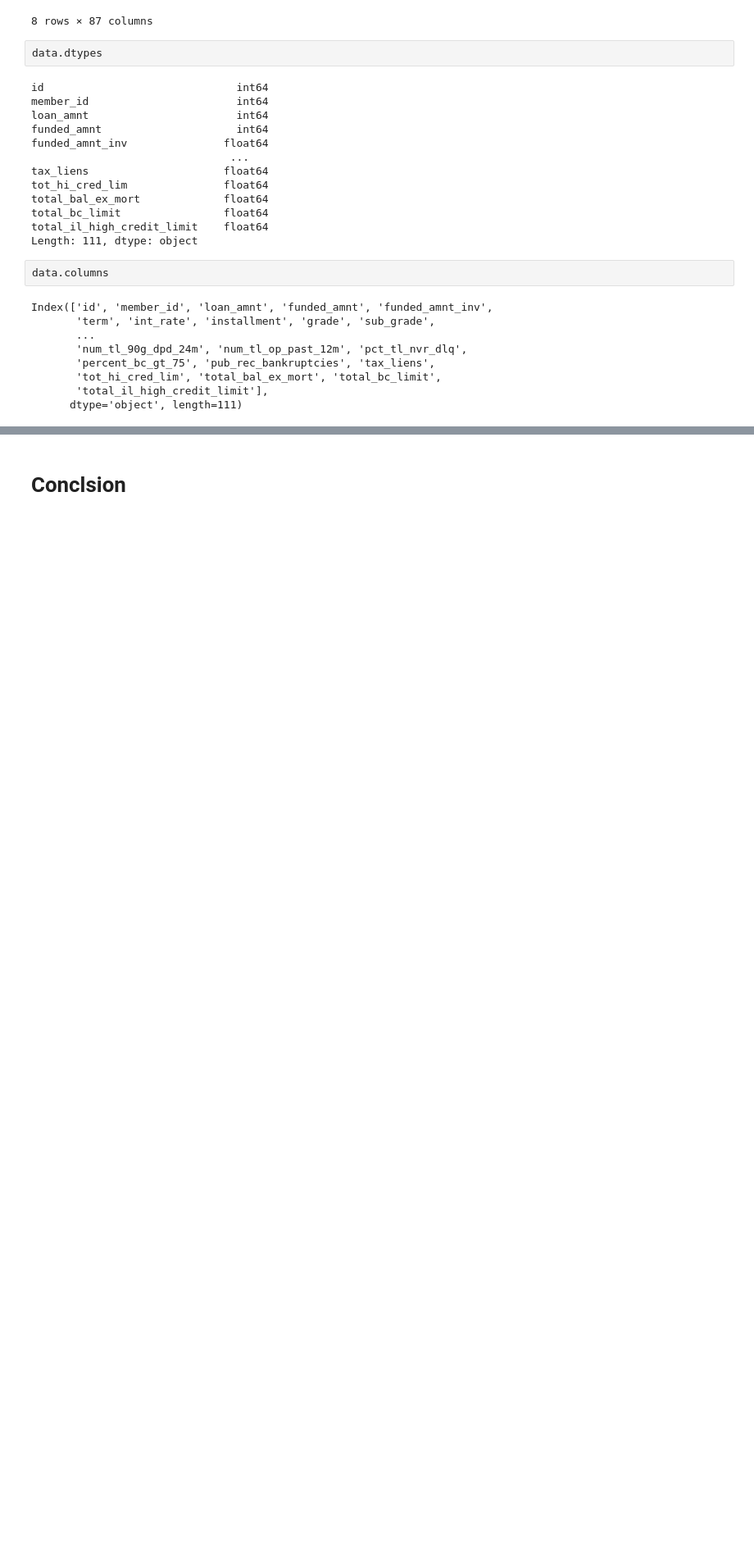
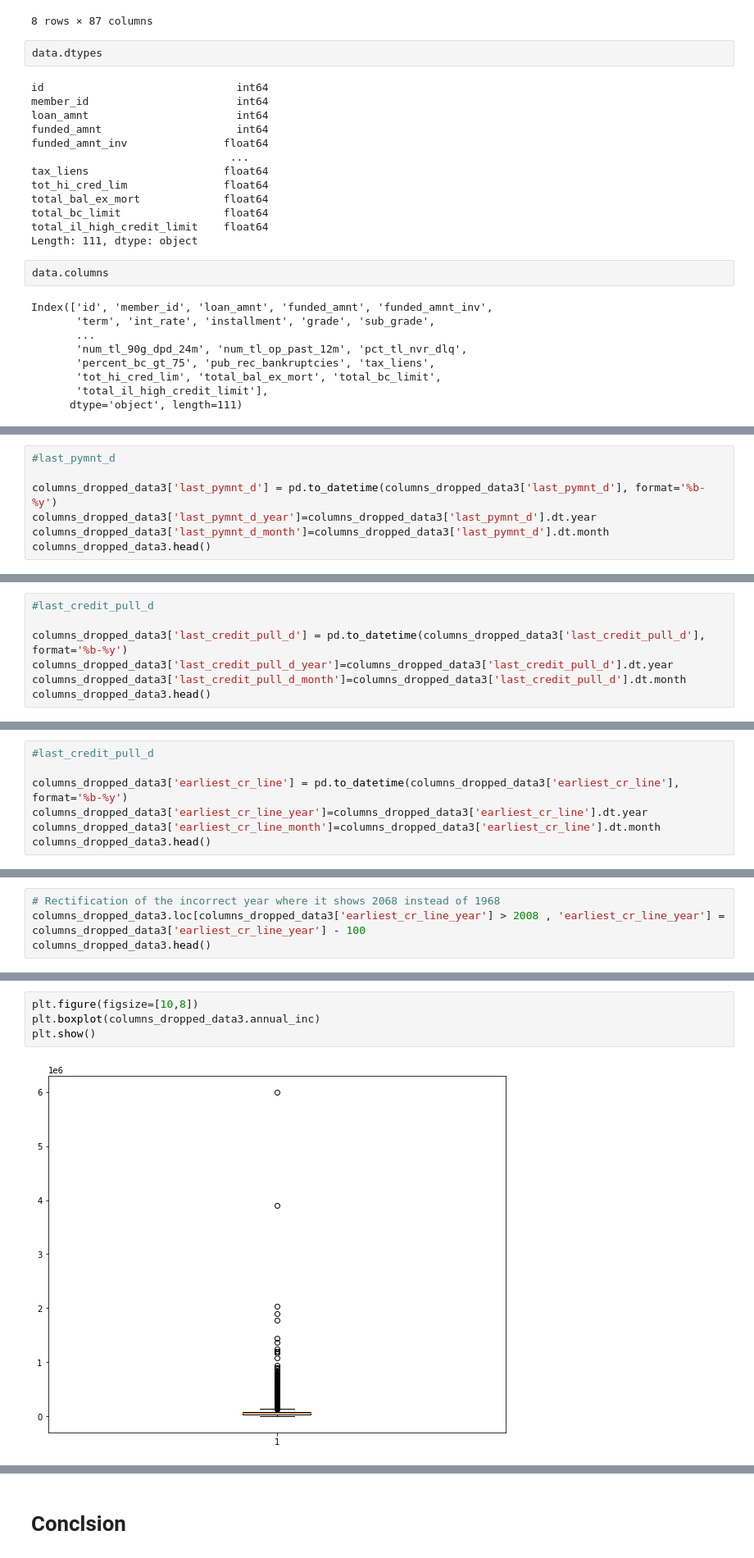
Before and after one commit to ShruthiNandakumar/LendingClubCaseStudy, a Jupyter notebook: LendingLoans.ipynb, the cells around one changed output, grey strips where cells are left out. Shown at 82% size. Cells and saved outputs as stored; diff of their text form; blank space fills up the shorter version.

```diff
--- a/LendingLoans.ipynb
+++ b/LendingLoans.ipynb
@@ -170,0 +415,7 @@ dtype: int64
+# %%
+#last_pymnt_d
+
+columns_dropped_data3['last_pymnt_d'] = pd.to_datetime(columns_dropped_data3['last_pymnt_d'], format='%b-%y')
+columns_dropped_data3['last_pymnt_d_year']=columns_dropped_data3['last_pymnt_d'].dt.year
+columns_dropped_data3['last_pymnt_d_month']=columns_dropped_data3['last_pymnt_d'].dt.month
+columns_dropped_data3.head()
@@ -170,0 +430,7 @@ dtype: int64
+# %%
+#last_credit_pull_d
+
+columns_dropped_data3['last_credit_pull_d'] = pd.to_datetime(columns_dropped_data3['last_credit_pull_d'], format='%b-%y')
+columns_dropped_data3['last_credit_pull_d_year']=columns_dropped_data3['last_credit_pull_d'].dt.year
+columns_dropped_data3['last_credit_pull_d_month']=columns_dropped_data3['last_credit_pull_d'].dt.month
+columns_dropped_data3.head()
@@ -170,0 +445,7 @@ dtype: int64
+# %%
+#last_credit_pull_d
+
+columns_dropped_data3['earliest_cr_line'] = pd.to_datetime(columns_dropped_data3['earliest_cr_line'], format='%b-%y')
+columns_dropped_data3['earliest_cr_line_year']=columns_dropped_data3['earliest_cr_line'].dt.year
+columns_dropped_data3['earliest_cr_line_month']=columns_dropped_data3['earliest_cr_line'].dt.month
+columns_dropped_data3.head()
@@ -170,0 +465,4 @@ dtype: int64
+# %%
+# Rectification of the incorrect year where it shows 2068 instead of 1968
+columns_dropped_data3.loc[columns_dropped_data3['earliest_cr_line_year'] > 2008 , 'earliest_cr_line_year'] = columns_dropped_data3['earliest_cr_line_year'] - 100
+columns_dropped_data3.head()
@@ -170,0 +499,6 @@ dtype: int64
+# %%
+plt.figure(figsize=[10,8])
+plt.boxplot(columns_dropped_data3.annual_inc)
+plt.show()
+# %% [output]
+[figure, added]
```
Also changed, not shown: parts of 68 cells of this notebook.
